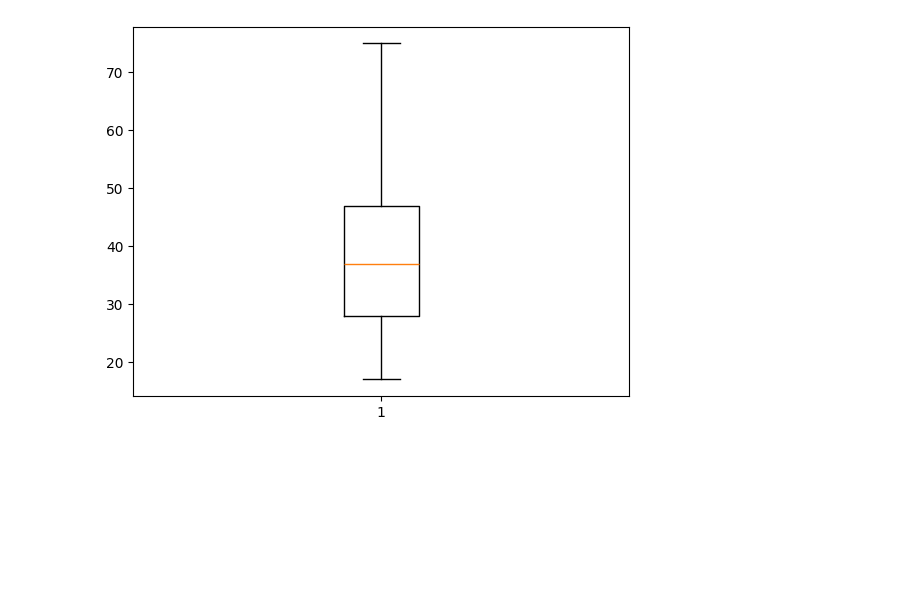
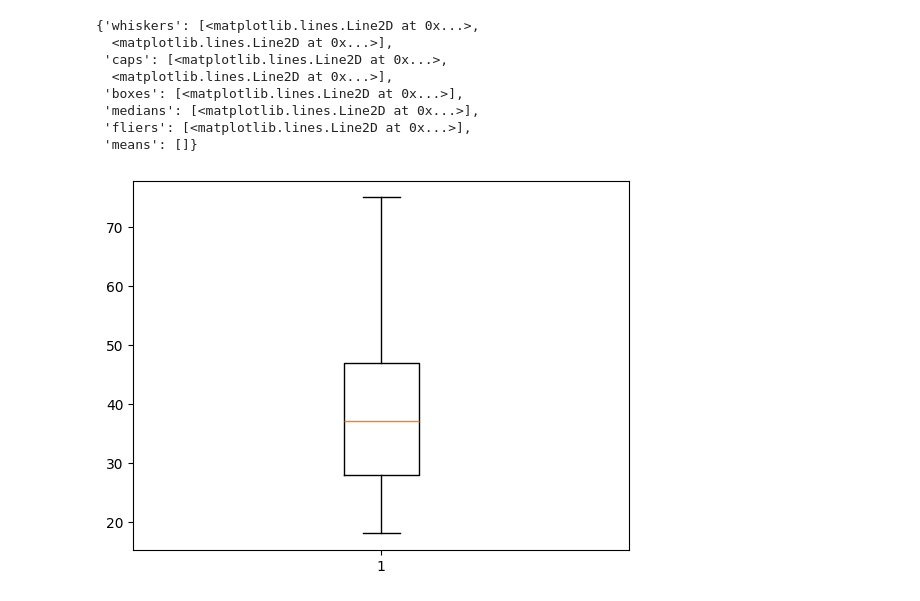
Before and after one commit to Aaditya-Singh0423/Project_Edunet, a Jupyter notebook: Employee.ipynb, the cells around one changed output. Drawn from its saved outputs; the diff is of its cells as text; code cells hidden in the pictures; blank space fills up the shorter version.

```diff
--- a/Employee.ipynb
+++ b/Employee.ipynb
@@ -312,0 +184,3 @@ data
+# %%
+df=df[df['workclass']!='without-pay'] # Removing the rows where workclass is without-pay
+df=df[df['workclass']!='Never-worked'] # Removing the rows where workclass is Never-worked
@@ -312,0 +202,11 @@ data
+# %%
+
+df.drop(columns=['education'],axis=1,inplace=True) # Dropping the education column
+df.drop(columns=['fnlwgt'],axis=1,inplace=True) # Dropping the fnlwgt column
+df.drop(columns=['relationship'],axis=1,inplace=True)
+df.drop(columns=['native-country'],axis=1,inplace=True)
+df.drop(columns=['race'],axis=1,inplace=True)
+# %%
+# Drop rows where workclass is 'Not listed' or occupation is 'Others'
+df=df[df['workclass']!='Not listed']
+df=df[df['occupation']!='Others']
@@ -322,5 +254,14 @@ data= data[(data['age']<=75) & (data['age']>=17)]
+# %%
+df=df[(df['age']<= 75)& (df['age']>= 18)] # Removing the rows where age is less than 18 or greater than 75
 # %%
-plt.boxplot(data['age'])
-plt.show()
+plt.boxplot(df['age'])
 # %% [output]
+{'whiskers': [<matplotlib.lines.Line2D at 0x...>,
+  <matplotlib.lines.Line2D at 0x...>],
+ 'caps': [<matplotlib.lines.Line2D at 0x...>,
+  <matplotlib.lines.Line2D at 0x...>],
+ 'boxes': [<matplotlib.lines.Line2D at 0x...>],
+ 'medians': [<matplotlib.lines.Line2D at 0x...>],
+ 'fliers': [<matplotlib.lines.Line2D at 0x...>],
+ 'means': []}
-[figure, old version]
+[figure, new version]
```
Also changed, not shown: parts of 100 cells of this notebook, 3 other files.
